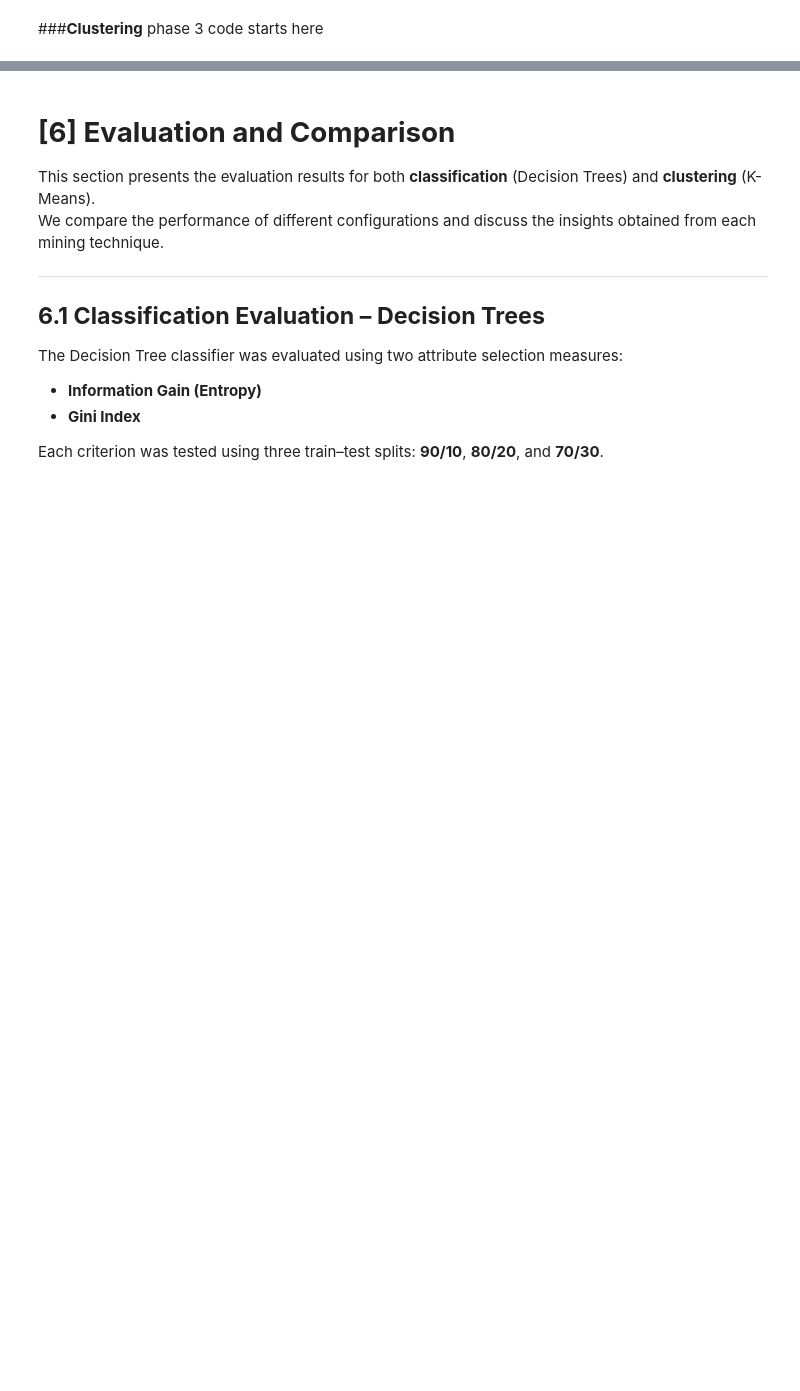
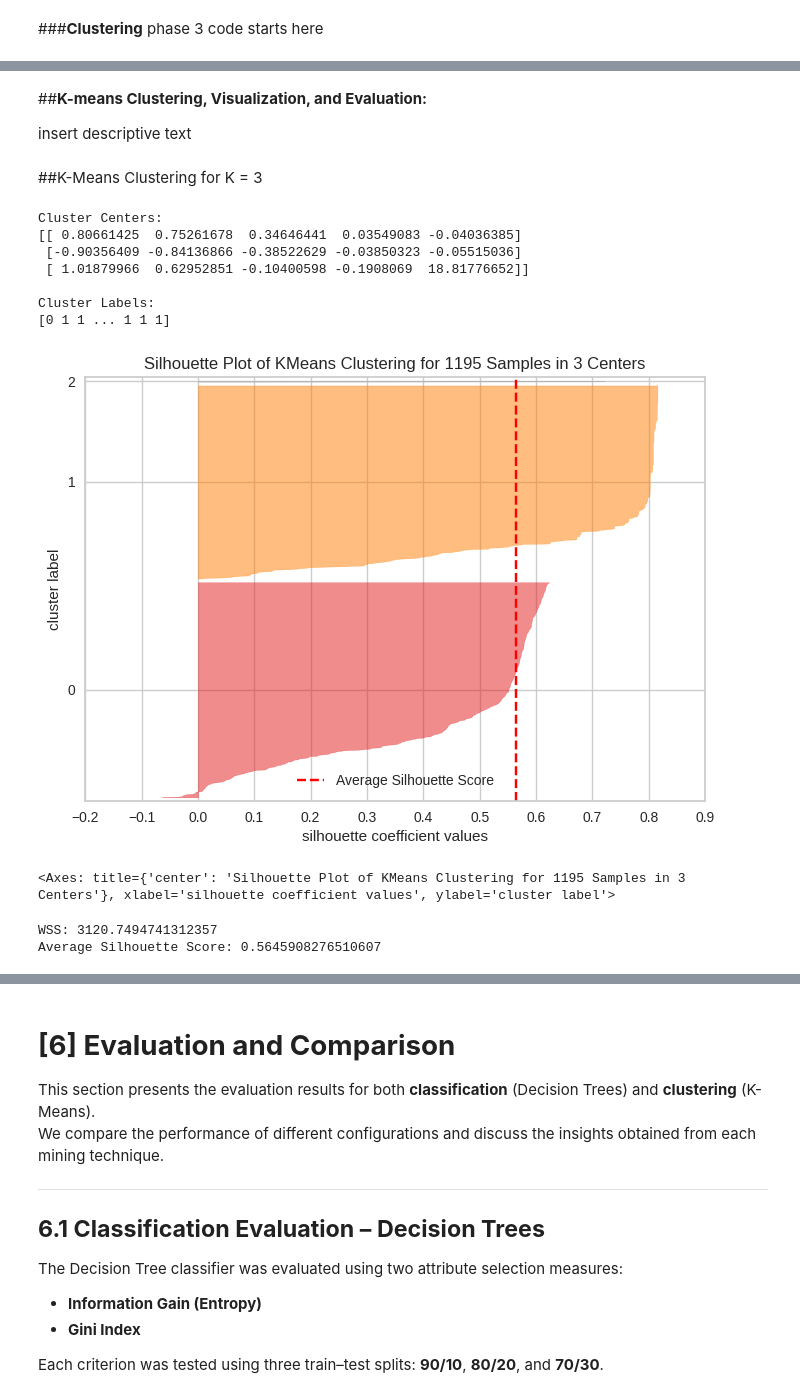
Before and after one commit to Falhebshi/Data-Mining, a Jupyter notebook: Phase3.ipynb, the cells around one changed output, grey strips where cells are left out. Cells and saved outputs as stored; diff of their text form; code cells hidden in the pictures; blank space fills up the shorter version.

```diff
--- a/Phase3.ipynb
+++ b/Phase3.ipynb
@@ -938,0 +1058,61 @@ phase 3 code starts here
+# %% [markdown]
+##**K-means Clustering, Visualization, and Evaluation:**
+
+insert descriptive text
+# %% [markdown]
+##K-Means Clustering for K = 3
+# %%
+
+import numpy as np
+from sklearn.cluster import KMeans
+import matplotlib.pyplot as plt
+from yellowbrick.cluster import SilhouetteVisualizer
+
+
+
+np.random.seed(4500)
+
+kmeans = KMeans(n_clusters=3, random_state=4500, n_init=10)
+kmeans_result = kmeans.fit(df_scaled)
+
+
+print("Cluster Centers:")
+print(kmeans_result.cluster_centers_)
+print("\nCluster Labels:")
+print(kmeans_result.labels_)
+
+visualizer = SilhouetteVisualizer(kmeans, color='yellowbrick')
+
+visualizer.fit(df_scaled)
+visualizer.show()
+# %% [output]
+Cluster Centers:
+[[ 0.80661425  0.75261678  0.34646441  0.03549083 -0.04036385]
+ [-0.90356409 -0.84136866 -0.38522629 -0.03850323 -0.05515036]
+ [ 1.01879966  0.62952851 -0.10400598 -0.1908069  18.81776652]]
+
+Cluster Labels:
+[0 1 1 ... 1 1 1]
+[figure, added]
+<Axes: title={'center': 'Silhouette Plot of KMeans Clustering for 1195 Samples in 3 Centers'}, xlabel='silhouette coefficient values', ylabel='cluster label'>
+# %%
+from sklearn.cluster import KMeans
+from sklearn.metrics import silhouette_score
+import pandas as pd
+
+kmeans = KMeans(n_clusters=3, random_state=4500, n_init=10)
+kmeans.fit(df_scaled)
+labels = kmeans.labels_
+
+# Compute the WSS (Within-Cluster Sum of Squares)
+wss = kmeans.inertia_
+
+# Compute the Average Silhouette Score
+silhouette_avg = silhouette_score(df_scaled, labels)
+
+# Print the evaluation metrics
+print("WSS:", wss)
+print("Average Silhouette Score:", silhouette_avg)
+# %% [output]
+WSS: 3120.7494741312357
+Average Silhouette Score: 0.5645908276510607
```
Also changed, not shown: parts of 26 cells of this notebook.
